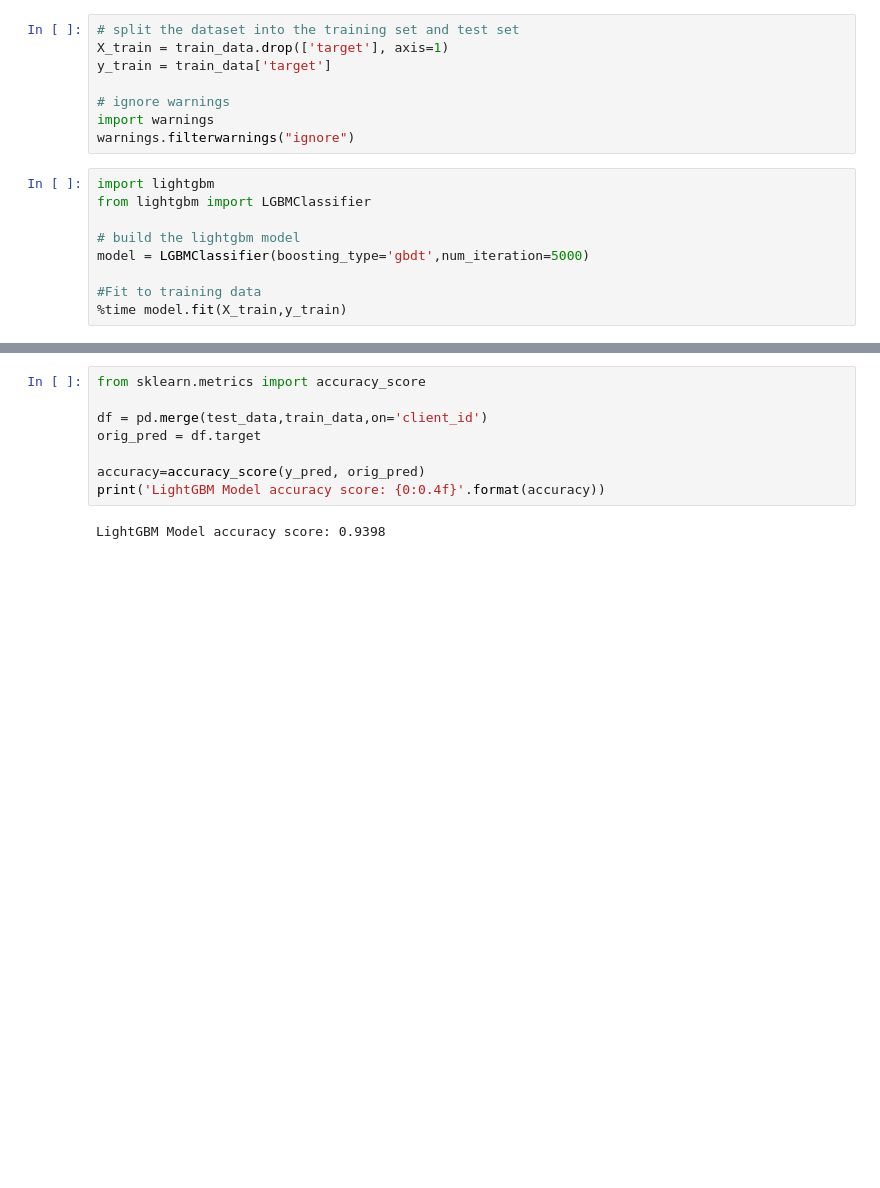
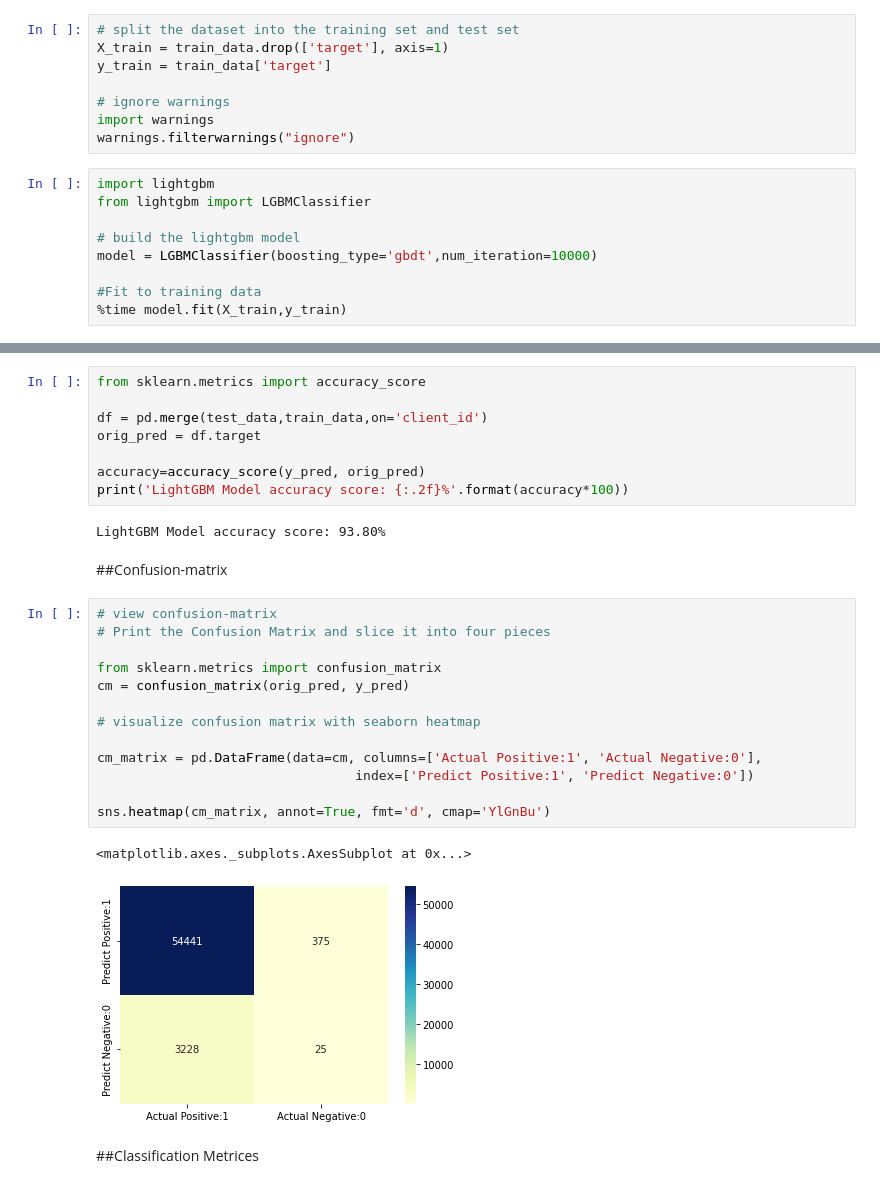
Before and after one commit to ChihabFortas/Fraud-detection-Model, a Jupyter notebook: ML_academy_Project_1.ipynb, the cells around one changed output, grey strips where cells are left out. Cells and saved outputs as stored; diff of their text form; blank space fills up the shorter version.

```diff
--- a/ML_academy_Project_1.ipynb
+++ b/ML_academy_Project_1.ipynb
@@ -254,7 +260,7 @@ import lightgbm
 from lightgbm import LGBMClassifier
 
 # build the lightgbm model
-model = LGBMClassifier(boosting_type='gbdt',num_iteration=5000)
+model = LGBMClassifier(boosting_type='gbdt',num_iteration=10000)
 
 #Fit to training data
 %time model.fit(X_train,y_train)
@@ -278,6 +290,26 @@ df = pd.merge(test_data,train_data,on='client_id')
 orig_pred = df.target
 
 accuracy=accuracy_score(y_pred, orig_pred)
-print('LightGBM Model accuracy score: {0:0.4f}'.format(accuracy))
+print('LightGBM Model accuracy score: {:.2f}%'.format(accuracy*100))
 # %% [output]
-LightGBM Model accuracy score: 0.9398
+LightGBM Model accuracy score: 93.80%
+# %% [markdown]
+##Confusion-matrix
+# %%
+# view confusion-matrix
+# Print the Confusion Matrix and slice it into four pieces
+
+from sklearn.metrics import confusion_matrix
+cm = confusion_matrix(orig_pred, y_pred)
+
+# visualize confusion matrix with seaborn heatmap
+
+cm_matrix = pd.DataFrame(data=cm, columns=['Actual Positive:1', 'Actual Negative:0'],
+                                 index=['Predict Positive:1', 'Predict Negative:0'])
+
+sns.heatmap(cm_matrix, annot=True, fmt='d', cmap='YlGnBu')
+# %% [output]
+<matplotlib.axes._subplots.AxesSubplot at 0x...>
+[figure, added]
+# %% [markdown]
+##Classification Metrices
```
Also changed, not shown: parts of 6 cells of this notebook.
